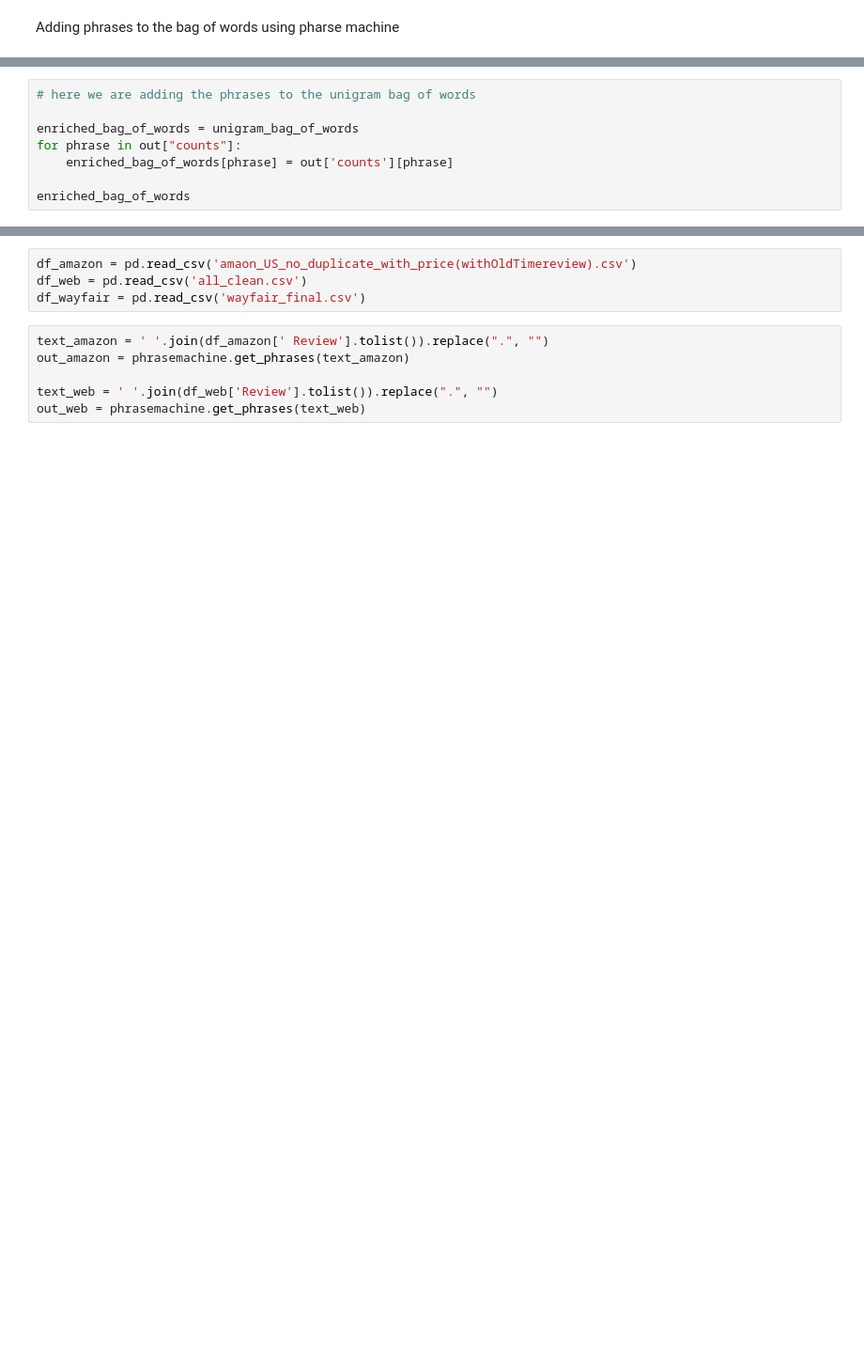
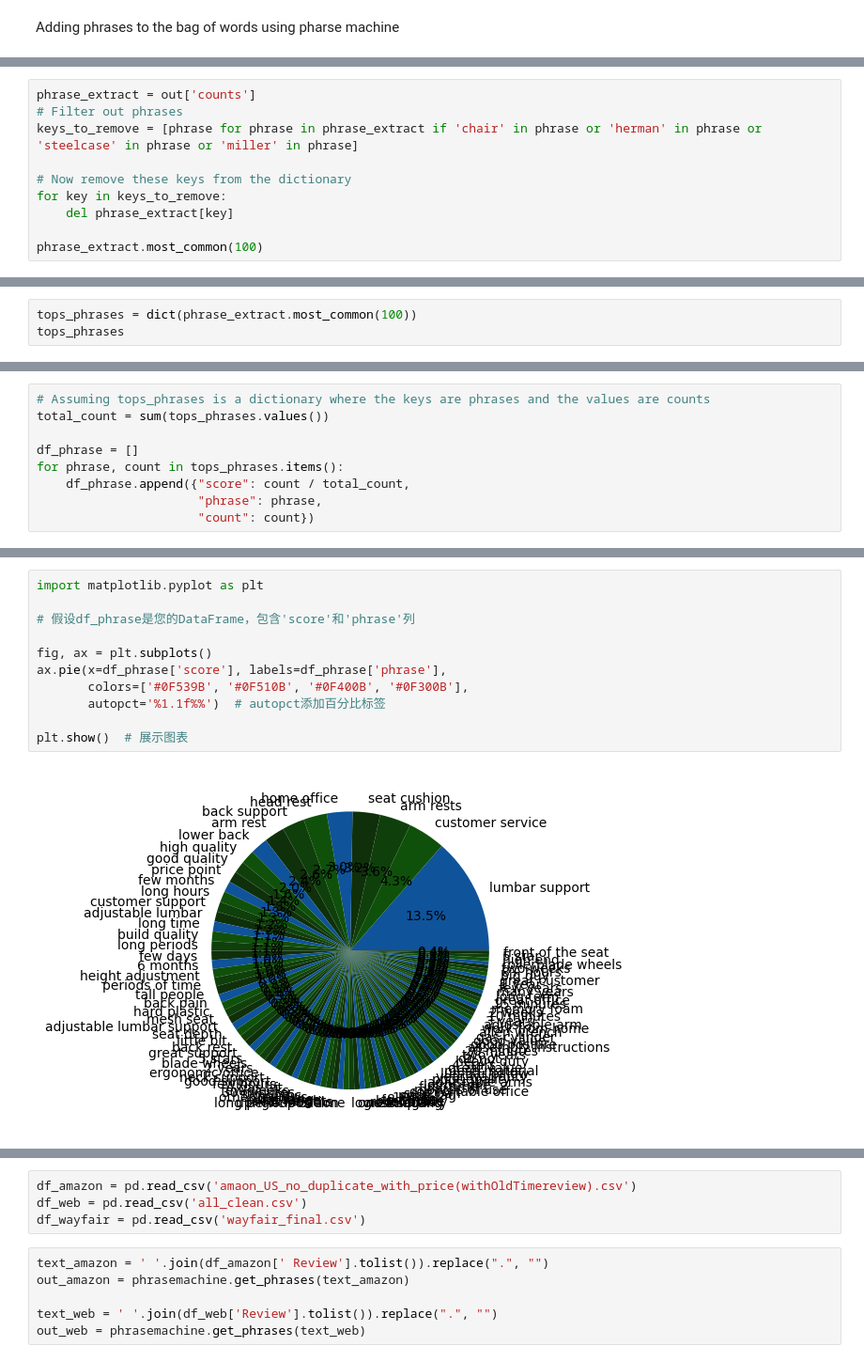
Before and after one commit to yufei-ilariahuang/Ergonomics-Chair-project, a Jupyter notebook: pharsemachine_try.ipynb, the cells around one changed output, grey strips where cells are left out. Shown at 94% size. Cells and saved outputs as stored; diff of their text form; blank space fills up the shorter version.

```diff
--- a/pharsemachine_try.ipynb
+++ b/pharsemachine_try.ipynb
@@ -86,9 +148 @@ out
           ...})}
-# %%
-# here we are adding the phrases to the unigram bag of words
-
-enriched_bag_of_words = unigram_bag_of_words
-for phrase in out["counts"]:
-    enriched_bag_of_words[phrase] = out['counts'][phrase]
-
-enriched_bag_of_words
@@ -112,0 +169,10 @@ defaultdict(int,
+# %%
+phrase_extract = out['counts']
+# Filter out phrases
+keys_to_remove = [phrase for phrase in phrase_extract if 'chair' in phrase or 'herman' in phrase or 'steelcase' in phrase or 'miller' in phrase]
+
+# Now remove these keys from the dictionary
+for key in keys_to_remove:
+    del phrase_extract[key]
+
+phrase_extract.most_common(100)
@@ -112,0 +237,3 @@ defaultdict(int,
+# %%
+tops_phrases = dict(phrase_extract.most_common(100))
+tops_phrases
@@ -112,0 +294,9 @@ defaultdict(int,
+# %%
+# Assuming tops_phrases is a dictionary where the keys are phrases and the values are counts
+total_count = sum(tops_phrases.values())
+
+df_phrase = []
+for phrase, count in tops_phrases.items():
+    df_phrase.append({"score": count / total_count,
+                      "phrase": phrase,
+                      "count": count})
@@ -112,0 +385,13 @@ defaultdict(int,
+# %%
+import matplotlib.pyplot as plt
+
+# 假设df_phrase是您的DataFrame，包含'score'和'phrase'列
+
+fig, ax = plt.subplots()
+ax.pie(x=df_phrase['score'], labels=df_phrase['phrase'],
+       colors=['#0F539B', '#0F510B', '#0F400B', '#0F300B'],
+       autopct='%1.1f%%')  # autopct添加百分比标签
+
+plt.show()  # 展示图表
+# %% [output]
+[figure, added]
```
Also changed, not shown: parts of 27 cells of this notebook.
